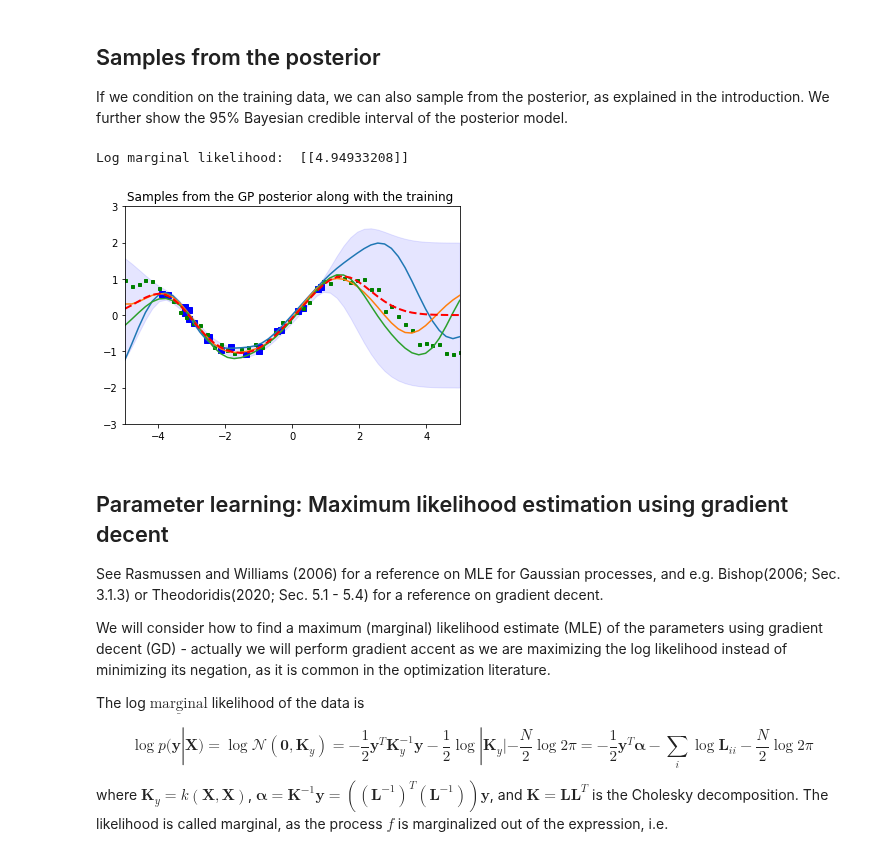
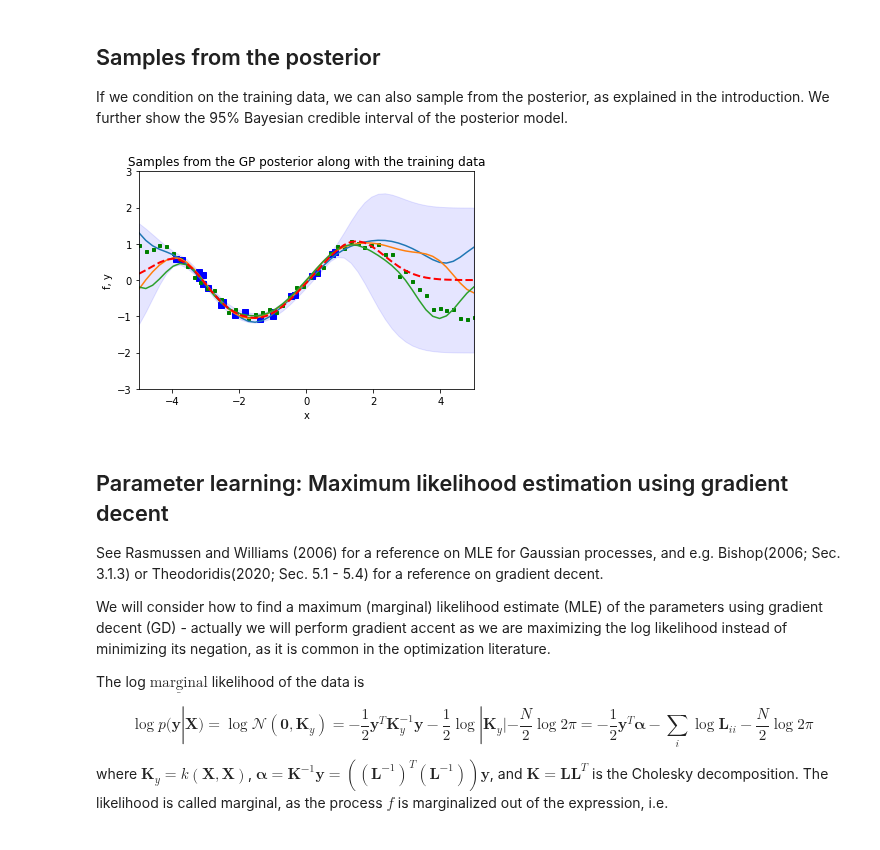
Before and after one commit to SebastianGlavind/PhD-study, a Jupyter notebook: Gaussian-processes/GPR.ipynb, the cells around one changed output. Cells and saved outputs as stored; diff of their text form; code cells hidden in the pictures.

```diff
--- a/Gaussian-processes/GPR.ipynb
+++ b/Gaussian-processes/GPR.ipynb
@@ -147,37 +149,63 @@ plt.title('Samples from the GP prior along with the training points');
 
 If we condition on the training data, we can also sample from the posterior, as explained in the introduction. We further show the 95\% Bayesian credible interval of the posterior model.
 # %%
-# Apply the kernel function to our training points
-L = np.linalg.cholesky(K + np.eye(nX_tr)*std_y**2)
+# Compute posterior
+def compute_pos1(Xtr, ytr, Xte, sig_y, sig_f=1.0, l_f=1.0, n_samp_pos=3):
+    nX_tr = Xtr.shape[0]
+    nX_te = Xte.shape[0]
+    eps=1e-8
 
-# predictive mean
-alp_m = np.linalg.solve(L.T,np.linalg.solve(L, ytrain))
-mu_pos = np.dot(K_s.T, alp_m)
+    # Evaluate kernel
+    K = se_kern(Xtr, Xtr, sig_f, l_f)
+    K_s = se_kern(Xtr, Xte, sig_f, l_f)
+    K_ss = se_kern(Xte, Xte, sig_f, l_f)
 
-# predictive variance
-vv_m = np.linalg.solve(L,K_s)
-cov_pos = K_ss - vv_m.T.dot(vv_m)
-std_pos = (np.diag(cov_pos)**(0.5)).reshape(-1,1) # may need abs as variance is zero at training points (no error), which may be encoded as -0 (no allowed)
+    # Apply Cholesky decomposition
+    Ly = np.linalg.cholesky(K + np.eye(nX_tr)*std_y**2)
 
-# Draw samples from the posterior at our test points.
-n_samp_pos = 3
-L_pos = np.linalg.cholesky(cov_pos + eps*np.eye(nX_te))
-f_pos = mu_pos + np.dot(L_pos, np.random.normal(size=(nX_te,n_samp_pos)))
+    # inverse of covariance
+    invLy = np.linalg.inv(Ly)
+    invKy = invLy.T.dot(invLy) # invK = invL^T invL
 
-plt.plot(Xtrain, ytrain, 'bs', ms=6)
-plt.plot(Xtest, ytest, 'gs', ms=3);
-plt.plot(Xtest, f_pos);
-plt.fill_between(x=Xtest[:,0], y1=mu_pos[:,0]-2*std_pos[:,0], y2=mu_pos[:,0]+2*std_pos[:,0], alpha=0.1, color='blue');
-plt.plot(Xtest, mu_pos, 'r--', lw=2)
-plt.axis([-5, 5, -3, 3]);
-plt.title('Samples from the GP posterior along with the training ');
-# plt.show()
+    # alpha
+    alp_y = invKy.dot(ytr)
 
-print('Log marginal likelihood: ', - 0.5 * ytrain.T.dot( alp_m ) - np.sum( np.log( np.diag(L) ) )
-      - 0.5 * nX_tr * np.log(2*np.pi) )
+    # predictive mean
+    mu_pos = np.dot(K_s.T, alp_y)
+
+    # predictive variance
+    vv_m = np.linalg.solve(Ly,K_s)
+    cov_pos = K_ss - vv_m.T.dot(vv_m)
+    std_pos = (np.diag(cov_pos)**(0.5)).reshape(-1,1) # may need abs as variance is zero at training points (no error), which may be encoded as -0 (no allowed)
+
+    # Draw samples from the posterior at our test points.
+    L_pos = np.linalg.cholesky(cov_pos + eps*np.eye(nX_te))
+    f_pos = mu_pos + np.dot(L_pos, np.random.normal(size=(nX_te,n_samp_pos)))
+
+    return(mu_pos, std_pos, f_pos)
+
+# plotting function
+def plot_pos1(Xtr, ytr, Xte, yte, f_samps, mu_pos, std_pos):
+    plt.plot(Xtr, ytr, 'bs', ms=6)
+    plt.plot(Xte, yte, 'gs', ms=3);
+    plt.plot(Xte, f_samps);
+    plt.fill_between(x=Xte[:,0], y1=mu_pos[:,0]-2*std_pos[:,0], y2=mu_pos[:,0]+2*std_pos[:,0], alpha=0.1, color='blue');
+    plt.plot(Xte, mu_pos, 'r--', lw=2)
+    plt.xlabel('x');
+    plt.ylabel('f, y');
+    plt.axis([-5, 5, -3, 3]);
+    plt.title('Samples from the GP posterior along with the training data');
+    # plt.show()
-# %% [output]
-Log marginal likelihood:  [[4.94933208]]
-[figure, removed]
+# %%
+np.random.seed(1)
+
+# Evaluate posterior
+mu_pos, std_pos, f_pos = compute_pos1(Xtrain, ytrain, Xtest, std_y)
+
+# plot posterior
+plot_pos1(Xtrain, ytrain, Xtest, ytest, f_pos, mu_pos, std_pos)
+# %% [output]
+[figure, added]
 # %% [markdown]
 ## Parameter learning: Maximum likelihood estimation using gradient decent
 
```
Also changed, not shown: parts of 22 cells of this notebook.
